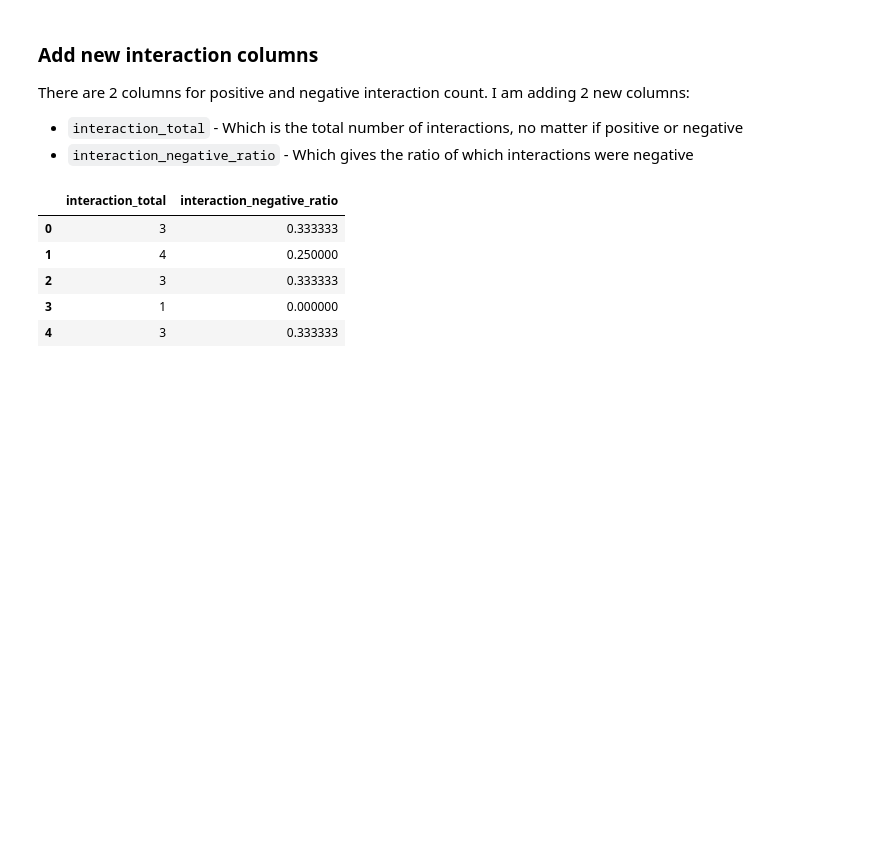
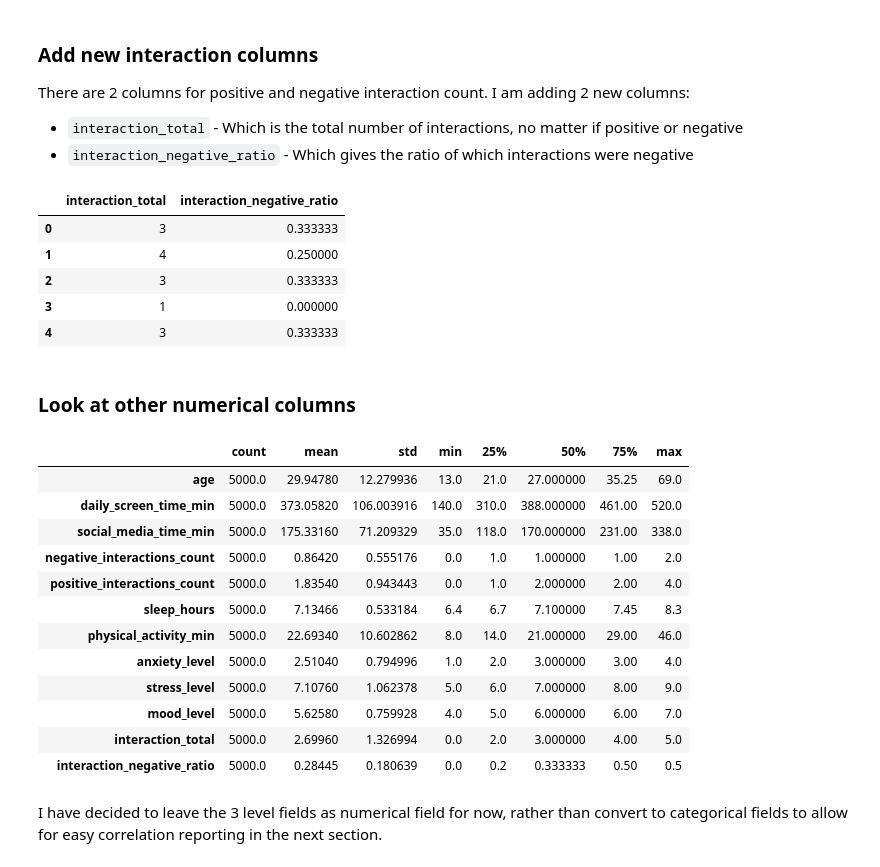
Before and after one commit to petedanielsmith/social-media-effect-on-mental-health, a Jupyter notebook: jupyter_notebooks/01_dataload_clean_and_look_at_distributions.ipynb, the cells around one changed output. Cells and saved outputs as stored; diff of their text form; code cells hidden in the pictures; blank space fills up the shorter version.

Commit message:
Add look at other numerical fields section to NB01 (#13)

```diff
--- a/jupyter_notebooks/01_dataload_clean_and_look_at_distributions.ipynb
+++ b/jupyter_notebooks/01_dataload_clean_and_look_at_distributions.ipynb
@@ -296,3 +296,24 @@ df[["interaction_total", "interaction_negative_ratio"]].head()
 | 2 | 3 | 0.333333 |
 | 3 | 1 | 0.000000 |
 | 4 | 3 | 0.333333 |
+# %% [markdown]
+### Look at other numerical columns
+# %%
+# Display summary statistics for the other numerical columns (transposed for readability)
+df.describe(include=["int64", "float64"]).T
+# %% [output]
+|  | count | mean | std | min | 25% | 50% | 75% | max |
+| age | 5000.0 | 29.94780 | 12.279936 | 13.0 | 21.0 | 27.000000 | 35.25 | 69.0 |
+| daily_screen_time_min | 5000.0 | 373.05820 | 106.003916 | 140.0 | 310.0 | 388.000000 | 461.00 | 520.0 |
+| social_media_time_min | 5000.0 | 175.33160 | 71.209329 | 35.0 | 118.0 | 170.000000 | 231.00 | 338.0 |
+| negative_interactions_count | 5000.0 | 0.86420 | 0.555176 | 0.0 | 1.0 | 1.000000 | 1.00 | 2.0 |
+| positive_interactions_count | 5000.0 | 1.83540 | 0.943443 | 0.0 | 1.0 | 2.000000 | 2.00 | 4.0 |
+| sleep_hours | 5000.0 | 7.13466 | 0.533184 | 6.4 | 6.7 | 7.100000 | 7.45 | 8.3 |
+| physical_activity_min | 5000.0 | 22.69340 | 10.602862 | 8.0 | 14.0 | 21.000000 | 29.00 | 46.0 |
+| anxiety_level | 5000.0 | 2.51040 | 0.794996 | 1.0 | 2.0 | 3.000000 | 3.00 | 4.0 |
+| stress_level | 5000.0 | 7.10760 | 1.062378 | 5.0 | 6.0 | 7.000000 | 8.00 | 9.0 |
+| mood_level | 5000.0 | 5.62580 | 0.759928 | 4.0 | 5.0 | 6.000000 | 6.00 | 7.0 |
+| interaction_total | 5000.0 | 2.69960 | 1.326994 | 0.0 | 2.0 | 3.000000 | 4.00 | 5.0 |
+| interaction_negative_ratio | 5000.0 | 0.28445 | 0.180639 | 0.0 | 0.2 | 0.333333 | 0.50 | 0.5 |
+# %% [markdown]
+I have decided to leave the 3 level fields as numerical field for now, rather than convert to categorical fields to allow for easy correlation reporting in the next section.
```
